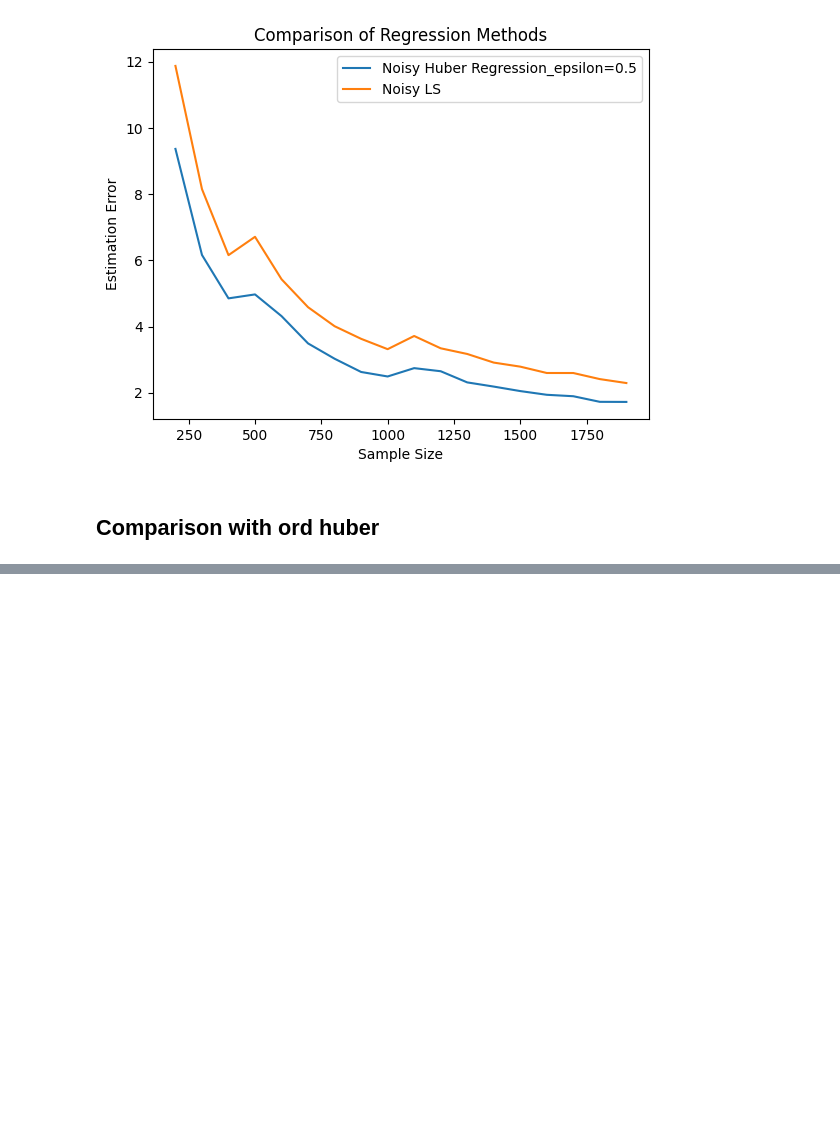
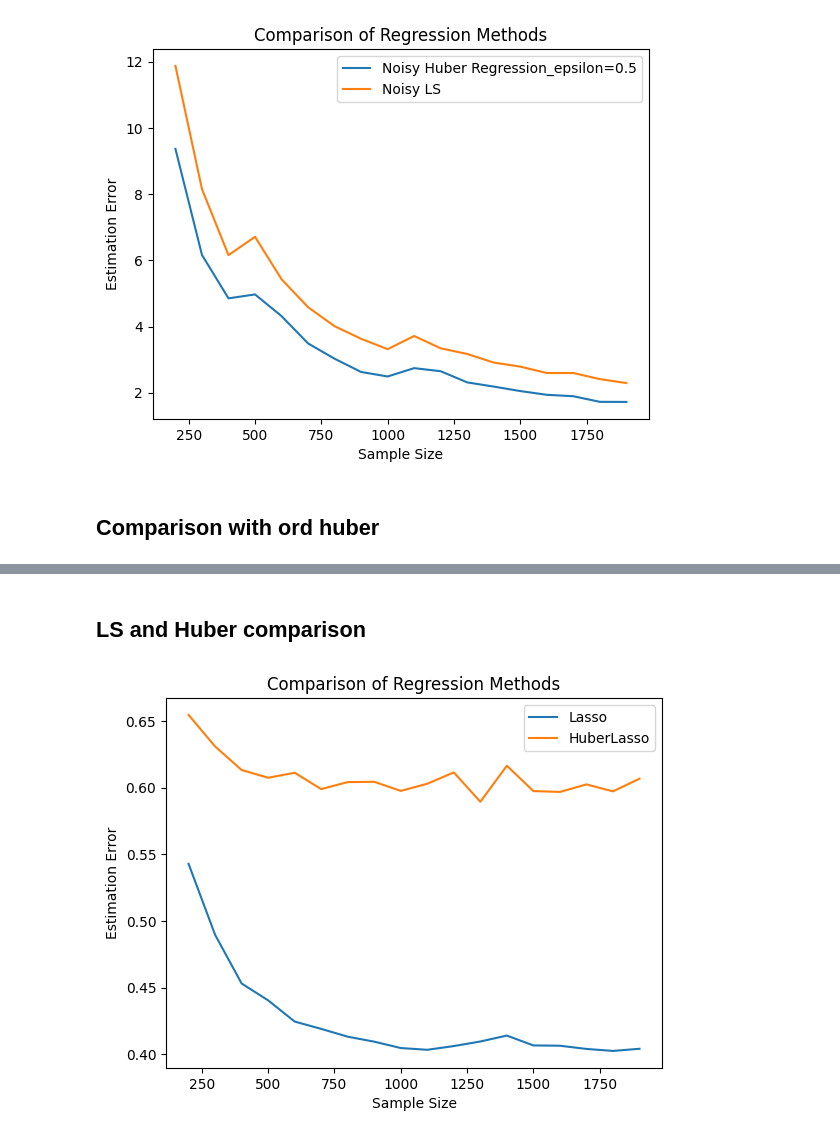
Before and after one commit to hsmoonjohn/DPHuber, a Jupyter notebook: DP_Huber_sim.ipynb, the cells around one changed output, grey strips where cells are left out. Cells and saved outputs as stored; diff of their text form; code cells hidden in the pictures; blank space fills up the shorter version.

```diff
--- a/DP_Huber_sim.ipynb
+++ b/DP_Huber_sim.ipynb
@@ -369 +378,5 @@ truebeta /= np.linalg.norm(truebeta)
 Y = X.dot(truebeta) +np.random.normal(0, 1, n)
+# %%
+lambda_max = np.max(np.abs(Y.dot(X))/n)
+lambda_min = 0.01 * lambda_max
+Lambda =  math.exp(0.7 * math.log(lambda_max) + 0.3 * math.log(lambda_min))
@@ -369,0 +389,4 @@ Y = X.dot(truebeta) +np.random.normal(0, 1, n)
+# %%
+clf = linear_model.Lasso(alpha=Lambda)
+# %%
+clf.fit(X,Y)
@@ -370,4 +498,4 @@ Y = X.dot(truebeta) +np.random.normal(0, 1, n)
 # %%
-ord_huber = huberReg(X, Y,intercept=False)
-beta0 = np.zeros(n)
-ord_result = ord_huber.huber_lasso()
+ord_huber = huberReg(X, Y)
+#beta0 = np.zeros(n)
+ord_result = ord_huber.l1huber(tol=1e-8, phi = 0.001, standardize=True)
@@ -417,3 +506,54 @@ array([ 0.19437874,  0.14198987, -0.04927488, -0.06210076, -0.32833999,
+# %% [markdown]
+## LS and Huber comparison
+# %%
+# Parameters
+
+repetitions = 100
+sample_sizes = np.array(range(200, 2000, 100))  # Adjust sample sizes as needed
+
+# Running the experiment and plotting
+mean_errors_huberlasso = []
+mean_errors_lasso = []
+
+for n in sample_sizes:
+    errors_huberlasso = []
+    errors_lasso = []
+
+    for m in range(repetitions):
+        X = rgt.normal(0, 1, size=(n, n))
+        truebeta = np.zeros(n)
+        truebeta[:20] = np.random.randn(20)
+        truebeta /= np.linalg.norm(truebeta)
+        Y = X.dot(truebeta) + np.random.normal(0, 1, n)
+        #Y = X.dot(truebeta) + rgt.standard_t(2, n)
+        beta0 = np.zeros(n)
+
+        # Noisy Huber Regression1
+        clf=linear_model.Lasso(alpha=0.1)
+        clf.fit(X,Y)
+        errors_lasso.append(l2_distance(clf.coef_, truebeta))
+
+        # huberlasso
+        ord_huber = huberReg(X, Y,intercept=False)
+        ord_result = ord_result = ord_huber.l1huber()
+        errors_huberlasso.append(l2_distance(ord_result['beta'], truebeta))
+
+    mean_errors_lasso.append(np.mean(errors_lasso))
+    mean_errors_huberlasso.append(np.mean(errors_huberlasso))
+
+
+
+plt.plot(sample_sizes, mean_errors_lasso, label='Lasso')
+plt.plot(sample_sizes, mean_errors_huberlasso, label='HuberLasso')
+#plt.plot(sample_sizes, np.log(mean_errors_ordinary), label='Ordinary Huber Regression')
+#plt.plot(sample_sizes, mean_errors_between, label='error between estimator')
+plt.xlabel('Sample Size')
+plt.ylabel('Estimation Error')
+plt.title('Comparison of Regression Methods')
+plt.legend()
+plt.show()
+# %% [output]
+[figure, added]
 # %%
 # Parameters
 #d = 5
```
Also changed, not shown: parts of 18 cells of this notebook, 1 other file.
